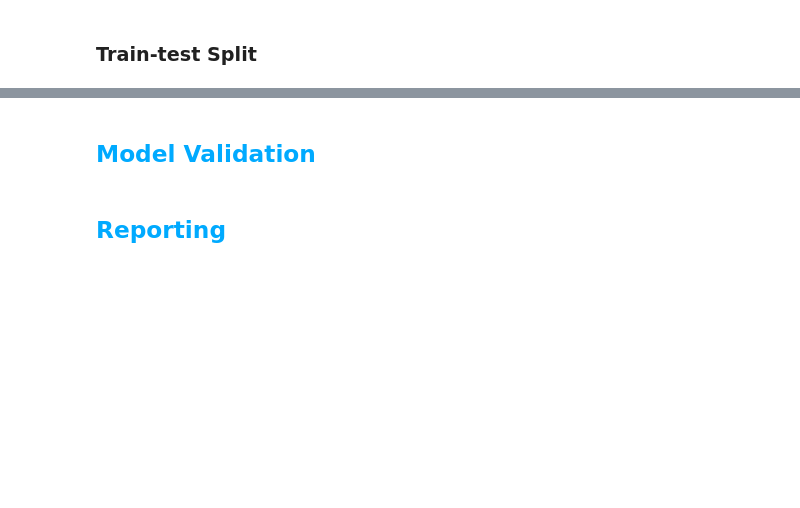
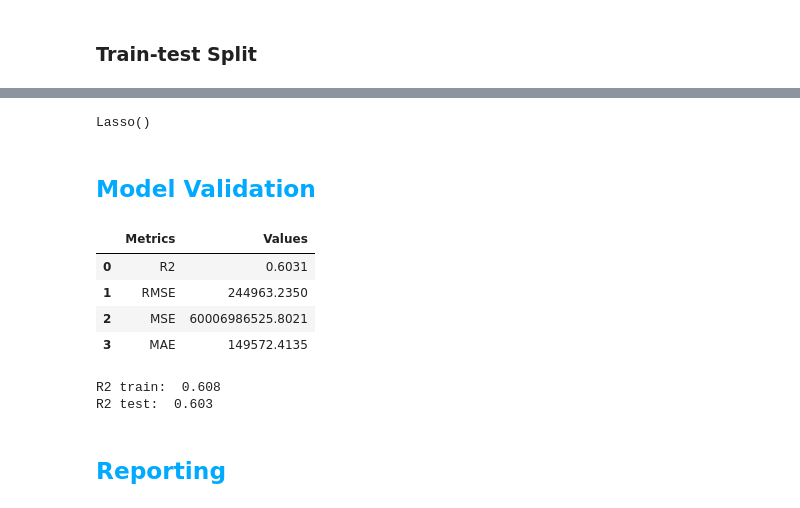
Before and after one commit to martaverfer/mini-project-ironkaggle, a Jupyter notebook: notebooks/Marta.ipynb, the cells around one changed output, grey strips where cells are left out. Cells and saved outputs as stored; diff of their text form; code cells hidden in the pictures; blank space fills up the shorter version.

```diff
--- a/notebooks/Marta.ipynb
+++ b/notebooks/Marta.ipynb
@@ -86,0 +170,5 @@ model = Lasso()
+# %%
+# Standardize the features
+scaler = StandardScaler()
+X_train_scaled = scaler.fit_transform(X_train)
+X_test_scaled = scaler.transform(X_test)
@@ -87,6 +177,8 @@ model = Lasso()
 # %%
-model.fit(X_train, y_train)
+l_model.fit(X_train_scaled, y_train)
+# %% [output]
+Lasso()
 # %%
-predictions_lasso = model.predict(X_test)
+predictions_lasso = l_model.predict(X_test_scaled)
 # %% [markdown]
 <h2 style="color: #00aaff;">Model Validation</h2>
@@ -107,0 +185,15 @@ lasso_metrics_df
+# %%
+metrics_lasso_df =lasso_model.regression_validation(y_test, predictions_lasso)
+metrics_lasso_df
+# %% [output]
+|  | Metrics | Values |
+| 0 | R2 | 0.6031 |
+| 1 | RMSE | 244963.2350 |
+| 2 | MSE | 60006986525.8021 |
+| 3 | MAE | 149572.4135 |
+# %%
+# Predict on the training and testing sets
+lasso_model.test_train_r_analysis(l_model, X_train_scaled, X_test_scaled, y_train, y_test)
+# %% [output]
+R2 train:  0.608
+R2 test:  0.603
```
Also changed, not shown: parts of 43 cells of this notebook, 3 other files.
